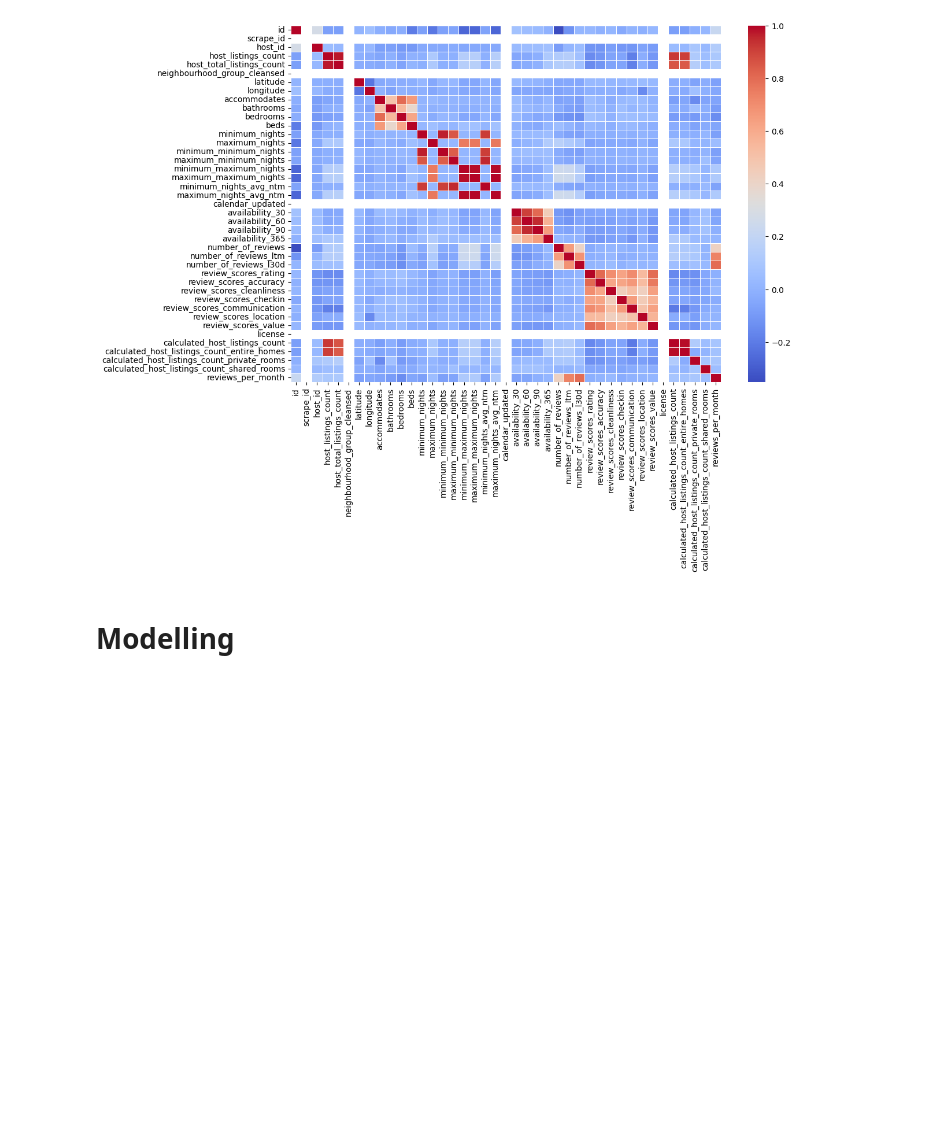
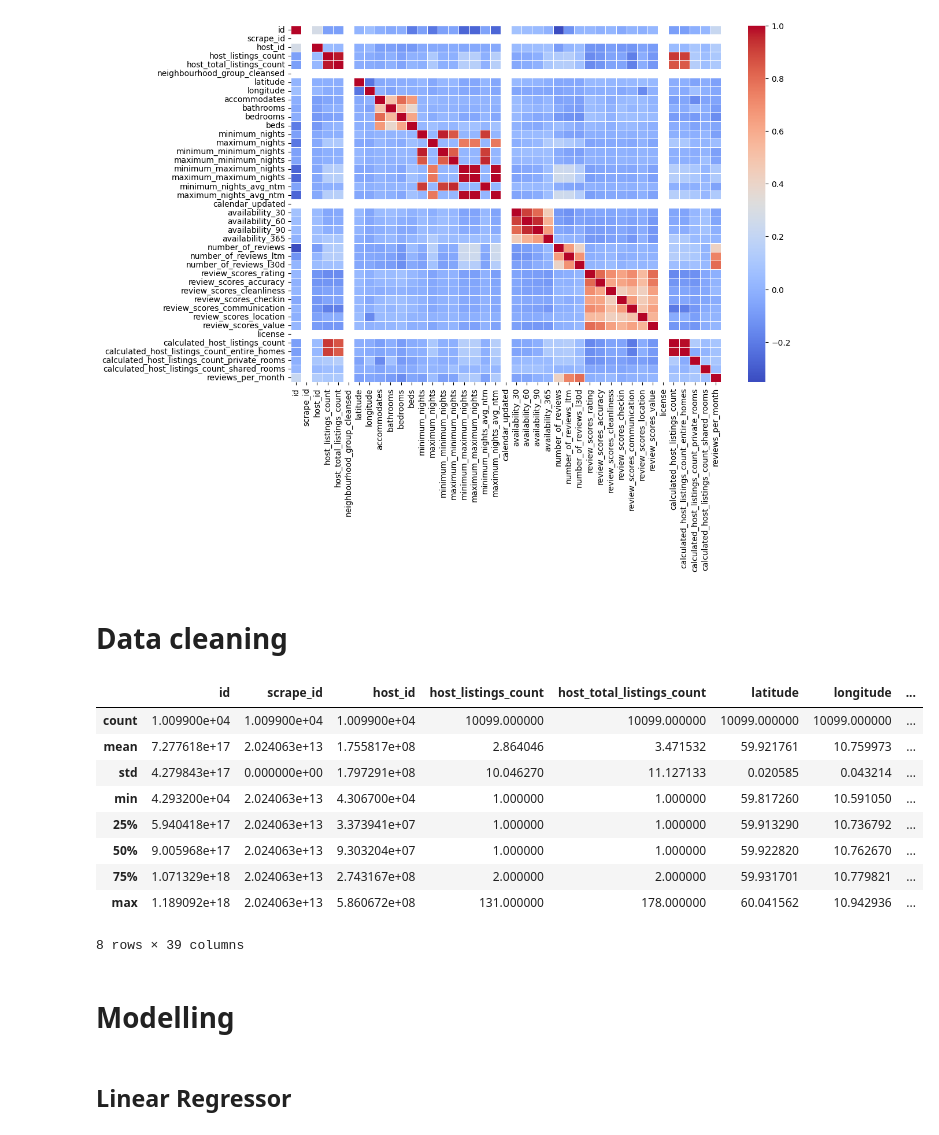
Before and after one commit to NiklasBille/applied-data-science, a Jupyter notebook: modelling.ipynb, the cells around one changed output. Saved outputs shown, nothing was run; the diff lists cells and outputs as text; code cells hidden in the pictures; blank space fills up the shorter version.

```diff
--- a/modelling.ipynb
+++ b/modelling.ipynb
@@ -27,3 +156,34 @@ sns.heatmap(numeric_listings.corr(), annot=False, cmap='coolwarm', linewidths=0.
 plt.show()
 # %% [output]
 [figure]
+# %% [markdown]
+# Data cleaning
+# %%
+def clean_price(df):
+    df_copy = df.copy()
+
+    # Assert that price is a string
+    assert df_copy['price'].dtype == np.dtype('O'), 'price is not a string'
+
+    # Remove the commas and dollar signs from the price column
+    df_copy['price'] = df_copy['price'].str.replace("$", "").str.replace(",", "").astype(float)
+
+    return df_copy
+
+def drop_string_columns(df):
+    #Drop all non-numeric columns
+    df_copy = df.select_dtypes(include=['float64', 'int64'])
+
+    return df_copy
+
+def drop_empty_columns(df):
+    # Drop columns with no values
+    df_copy = df.dropna(axis=1, how='all')
+
+    return df_copy
+
+def fill_missing_values(df):
+    # Fill missing values with the mean of the column
+    df_copy = df.fillna(df.mean())
+
+    return df_copy
@@ -30,3 +200,16 @@ plt.show()
+# %%
+cleaned_listings.describe()
+# %% [output]
+|  | id | scrape_id | host_id | host_listings_count | host_total_listings_count | latitude | longitude | ... |
+| count | 1.009900e+04 | 1.009900e+04 | 1.009900e+04 | 10099.000000 | 10099.000000 | 10099.000000 | 10099.000000 | ... |
+| mean | 7.277618e+17 | 2.024063e+13 | 1.755817e+08 | 2.864046 | 3.471532 | 59.921761 | 10.759973 | ... |
+| std | 4.279843e+17 | 0.000000e+00 | 1.797291e+08 | 10.046270 | 11.127133 | 0.020585 | 0.043214 | ... |
+| min | 4.293200e+04 | 2.024063e+13 | 4.306700e+04 | 1.000000 | 1.000000 | 59.817260 | 10.591050 | ... |
+| 25% | 5.940418e+17 | 2.024063e+13 | 3.373941e+07 | 1.000000 | 1.000000 | 59.913290 | 10.736792 | ... |
+| 50% | 9.005968e+17 | 2.024063e+13 | 9.303204e+07 | 1.000000 | 1.000000 | 59.922820 | 10.762670 | ... |
+| 75% | 1.071329e+18 | 2.024063e+13 | 2.743167e+08 | 2.000000 | 2.000000 | 59.931701 | 10.779821 | ... |
+| max | 1.189092e+18 | 2.024063e+13 | 5.860672e+08 | 131.000000 | 178.000000 | 60.041562 | 10.942936 | ... |
+8 rows × 39 columns
 # %% [markdown]
 # Modelling
 # %%
@@ -36 +219,3 @@ X = listings.drop('price', axis=1)
 X_train, X_test, y_train, y_test = train_test_split(X, y, test_size=0.3, random_state=0)
+# %% [markdown]
+## Linear Regressor
```
Also changed, not shown: parts of 30 cells of this notebook.
